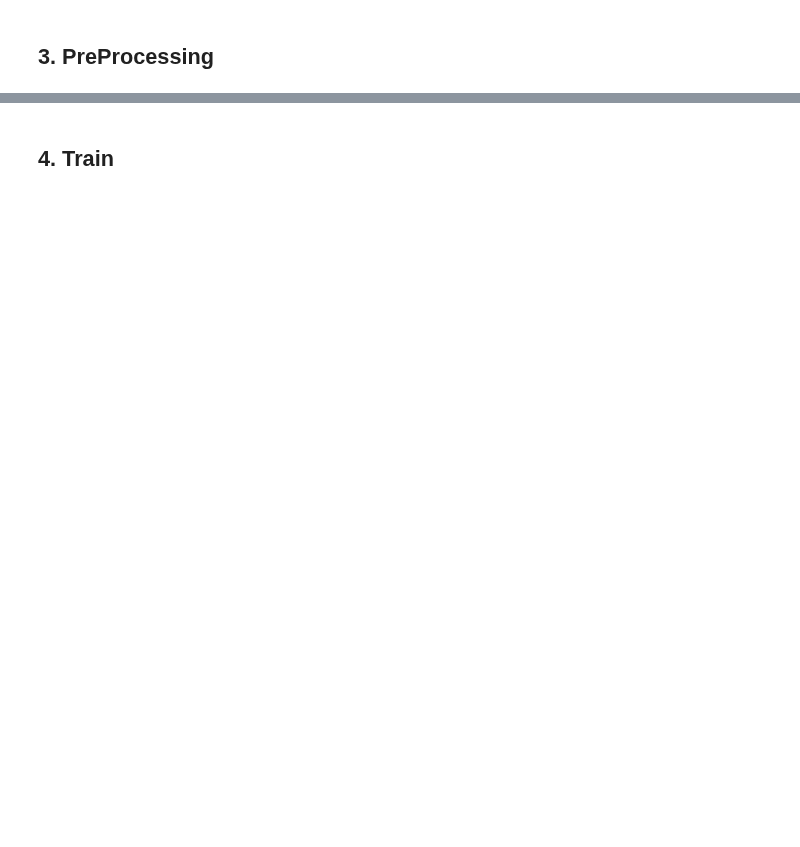
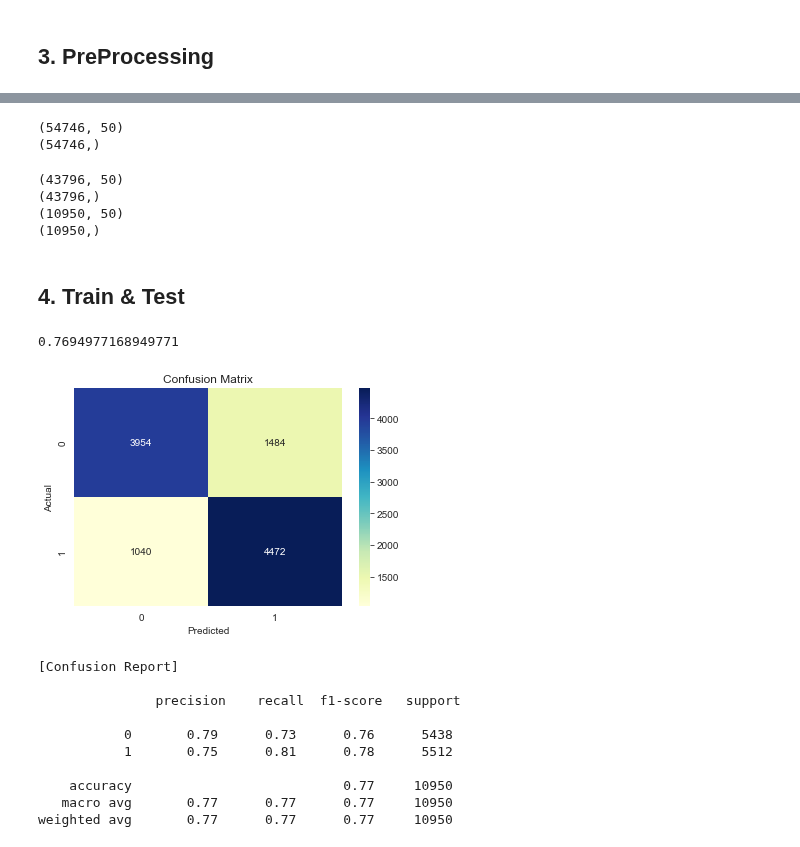
Before and after one commit to iss760/machine-learning, a Jupyter notebook: model/Light_GBM.ipynb, the cells around one changed output, grey strips where cells are left out. Drawn from its saved outputs; the diff is of its cells as text; code cells hidden in the pictures; blank space fills up the shorter version.

Commit message:
Complete light gbm

```diff
--- a/model/Light_GBM.ipynb
+++ b/model/Light_GBM.ipynb
@@ -219,2 +199,78 @@ temp[['HeartDisease_Yes', 'HeartDisease_No']]
+# %%
+# 언더 샘플링
+X_samp, y_samp = RandomUnderSampler(random_state=6).fit_resample(X, y)
+print(X_samp.shape)
+print(y_samp.shape)
+# %% [output]
+(54746, 50)
+(54746,)
+# %%
+# 학습, 테스트 데이터 분할
+X_train, X_test, y_train, y_test = train_test_split(X_samp, y_samp, test_size=0.2, random_state=7, shuffle=True)
+print(X_train.shape)
+print(y_train.shape)
+print(X_test.shape)
+print(y_test.shape)
+# %% [output]
+(43796, 50)
+(43796,)
+(10950, 50)
+(10950,)
 # %% [markdown]
-## 4. Train
+## 4. Train & Test
+# %%
+# 모델 생성
+lgbm = lightgbm.LGBMClassifier(random_state=13)
+
+# 모델 학습
+lgbm.fit(X_train, y_train)
+
+# 모델 평가
+lgbm.score(X_test, y_test)
+# %% [output]
+0.7694977168949771
+# %%
+# Confusion Matrix 반환 함수
+def _get_confusion_mat(model, _x, _y):
+    _y_pred = model.predict(_x)
+    confusion_mat = pd.crosstab(_y if type(_y) == np.ndarray else _y.values.reval(),
+                                _y_pred,
+                                rownames=['Actual'],
+                                colnames=['Predicted'])
+    return confusion_mat
+
+# Confusion Report 반환 함수
+def _get_confusion_report(model, _x, _y):
+    _y_pred = model.predict(_x)
+    return classification_report(_y, _y_pred)
+
+# Confusion Matrix를 그려주는 함수
+def print_confusion_mat(model, _x, _y):
+    # confusion matrix 산출
+    confusion_mat = _get_confusion_mat(model, _x, _y)
+
+    # confusion matrix 시각화
+    fig = sns.heatmap(confusion_mat,
+                      annot=True,
+                      fmt='d',
+                      cmap="YlGnBu")
+    fig.set_title('Confusion Matrix')
+    plt.show()
+
+    # 여러 측정지표 확인
+    print('\n[Confusion Report]\n\n', _get_confusion_report(model, _x, _y))
+# %%
+# Confusion Matrix 출력
+print_confusion_mat(lgbm, X_test, y_test)16007019
+# %% [output]
+[figure, added]
+[Confusion Report]
+
+               precision    recall  f1-score   support
+
+           0       0.79      0.73      0.76      5438
+           1       0.75      0.81      0.78      5512
+
+    accuracy                           0.77     10950
+   macro avg       0.77      0.77      0.77     10950
+weighted avg       0.77      0.77      0.77     10950
```
Also changed, not shown: parts of 14 cells of this notebook, 1 other file.
